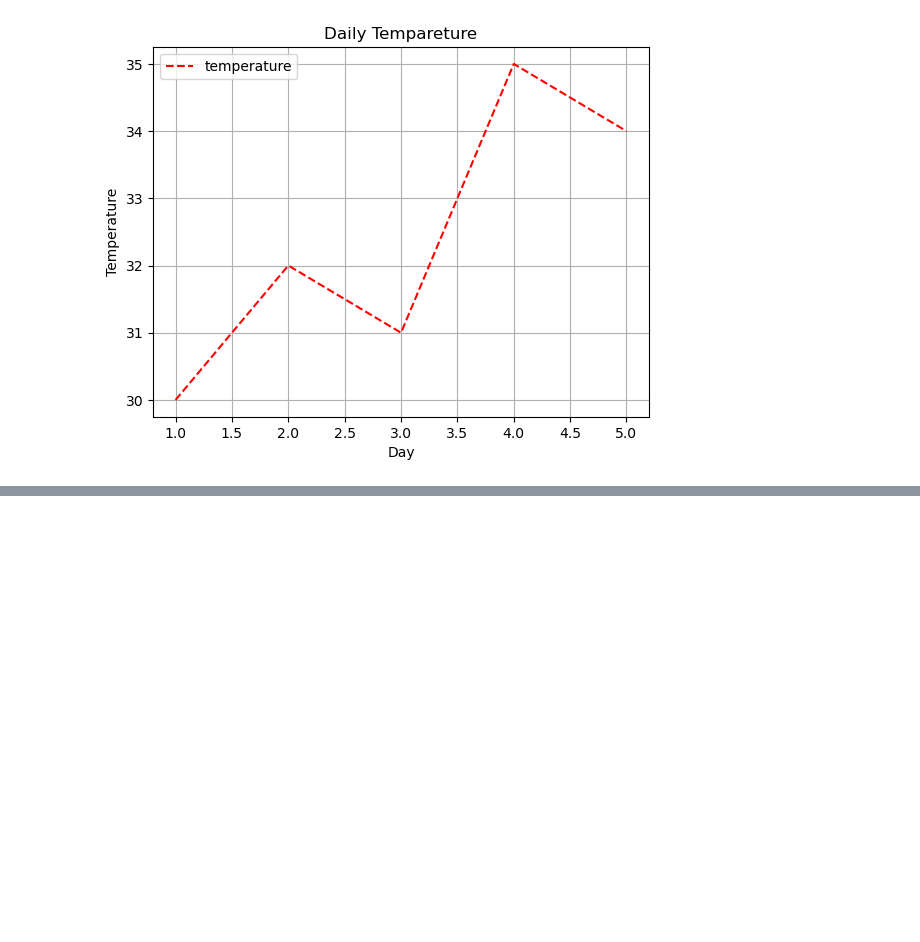
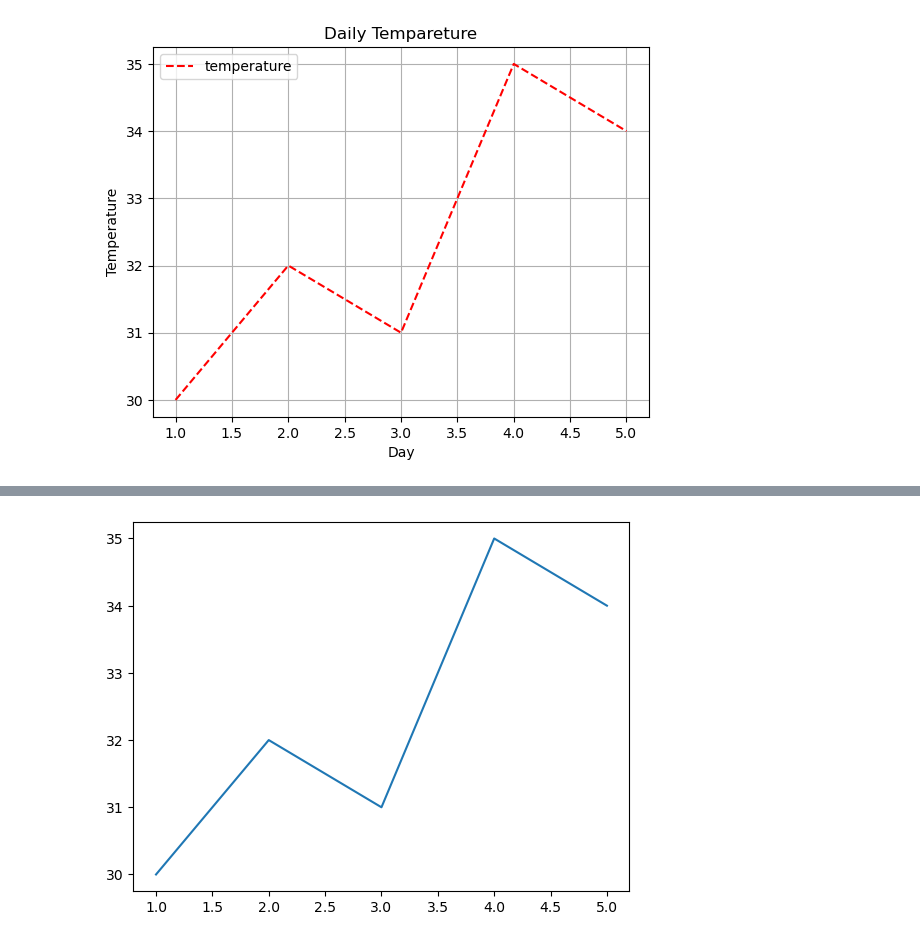
Before and after one commit to shripada-mahato/Matplotlib, a Jupyter notebook: operation.ipynb, the cells around one changed output, grey strips where cells are left out. Cells and saved outputs as stored; diff of their text form; code cells hidden in the pictures; blank space fills up the shorter version.

```diff
--- a/operation.ipynb
+++ b/operation.ipynb
@@ -104,0 +124,11 @@ plt.show()
+# %%
+import matplotlib.pyplot as plt
+days = [1, 2, 3, 4, 5]
+temperature = [30, 32, 31, 35, 34]
+plt.plot(
+    days,temperature
+)
+
+plt.show()
+# %% [output]
+[figure, added]
```
Also changed, not shown: parts of 2 cells of this notebook.
